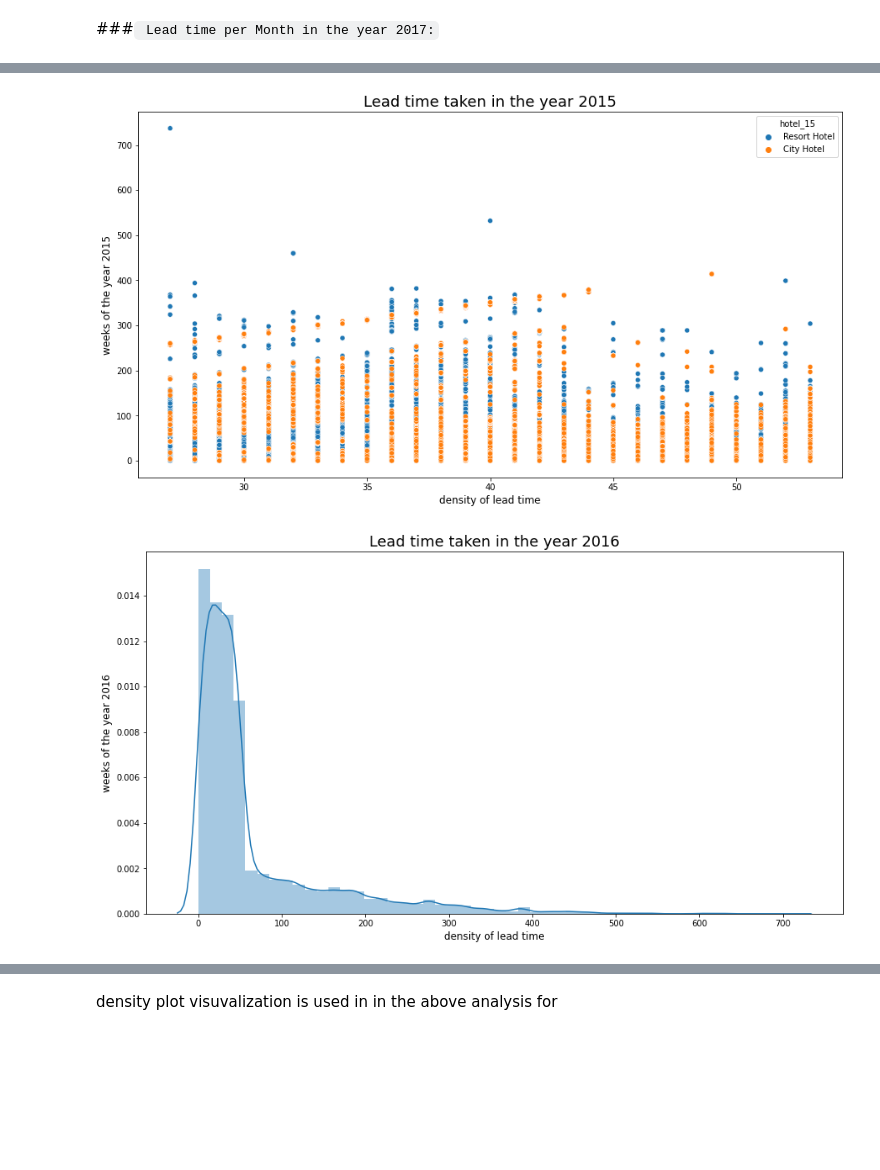
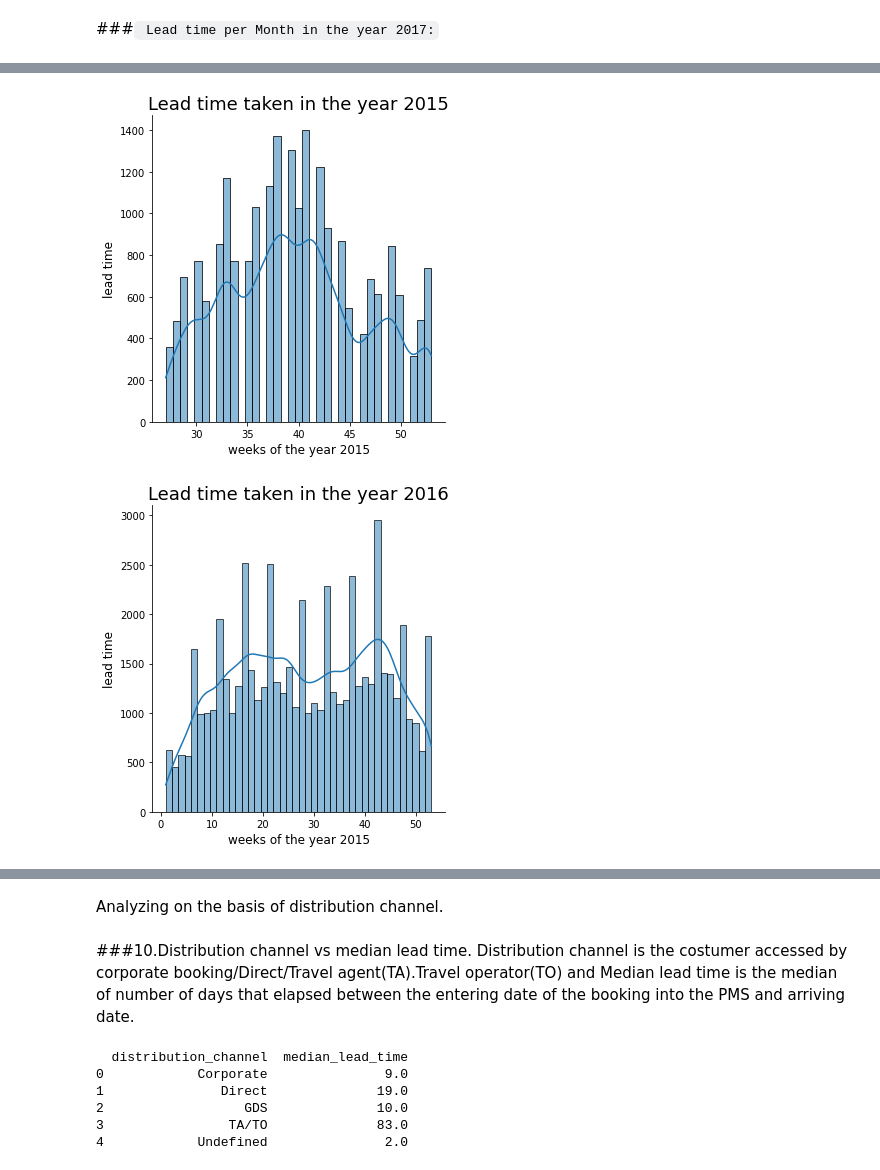
Before and after one commit to KapilNarayanSingh/hotel-booking-analysis, a Jupyter notebook: Hotel_Booking_Analysis_Capstone_Project.ipynb, the cells around one changed output, grey strips where cells are left out. Saved outputs shown, nothing was run; the diff lists cells and outputs as text; code cells hidden in the pictures; blank space fills up the shorter version.

```diff
--- a/Hotel_Booking_Analysis_Capstone_Project.ipynb
+++ b/Hotel_Booking_Analysis_Capstone_Project.ipynb
@@ -465,7 +464,7 @@ for index, row in lead_time_year_df.iterrows():
       week_list_3.append(new_hotel_df.loc[index,'arrival_date_week_number'])
 # %%
 # a_list_1 = pd.DataFrame({'lead_time_15' : lead_time_list_1, 'year' : year_list, 'week' : week_list, 'month_15' :month_list_1, 'hotel_15' : hotel_list_1})
-a_list_1 = pd.DataFrame({'lead_time_15' : lead_time_list_1, 'week_15' : week_list_1, 'hotel_15': hotel_list_1})
+a_list_1 = pd.DataFrame({'lead_time_15' : lead_time_list_1, 'week_15': week_list_1})
 a_list_2 = pd.DataFrame({'lead_time_16' : lead_time_list_2, 'week_16': week_list_2})
 a_list_3 = pd.DataFrame({'lead_time_17' : lead_time_list_3, 'week_17': week_list_3})
 # %%
@@ -487,32 +486,32 @@ a_list_1
 # %%
 # lead time analysis by months of the year 2015
 
-sns.scatterplot(data = a_list_1, x = 'week_15', y = 'lead_time_15', hue ='hotel_15')
+sns.displot(data=a_list_1, x="week_15", kde=True)
 
-plt.xlabel('density of lead time', fontsize = 12)
-plt.ylabel('weeks of the year 2015', fontsize = 12)
+plt.xlabel('weeks of the year 2015', fontsize = 12)
+plt.ylabel('lead time', fontsize = 12)
 plt.title("Lead time taken in the year 2015", fontsize = 18)
 plt.show()
 
 
 # lead time analysis by months of the year 2016
 
-sns.distplot(a_list_2, hist=True)
+sns.displot(data=a_list_2, x="week_16", kde=True)
 
-plt.xlabel('density of lead time', fontsize = 12)
-plt.ylabel('weeks of the year 2016', fontsize = 12)
+plt.xlabel('weeks of the year 2015', fontsize = 12)
+plt.ylabel('lead time', fontsize = 12)
 plt.title("Lead time taken in the year 2016", fontsize = 18)
 plt.show()
 
 
 # lead time analysis by months of the year 2017
 
-sns.distplot(a_list_3, hist=True)
+sns.displot(data=a_list_3, x="week_17", kde=True)
 
-plt.xlabel('density of lead time', fontsize = 12)
-plt.ylabel('weeks of the year 2017', fontsize = 12)
+plt.xlabel('weeks of the year 2015', fontsize = 12)
+plt.ylabel('lead time', fontsize = 12)
 plt.title("Lead time taken in the year 2017", fontsize = 18)
 plt.show()
 # %% [output]
-[figure, old version]
+[figure, new version]
-[figure, old version]
+[figure, new version]
@@ -520,2 +519,17 @@ plt.show()
-# %% [markdown]
-density plot visuvalization is used in in the above analysis for
+# %% [markdown]
+Analyzing on the basis of distribution channel.
+# %% [markdown]
+###10.Distribution channel vs median lead time.
+Distribution channel is the costumer accessed by corporate booking/Direct/Travel agent(TA).Travel operator(TO)
+and Median lead time is the median of number of days that elapsed between the entering date of the booking into the PMS and arriving date.
+# %%
+distribution_channel_booking = new_hotel_df.groupby('distribution_channel')
+nhd1 = pd.DataFrame(round(distribution_channel_booking['lead_time'].median(),3)).reset_index().rename(columns = {'lead_time': 'median_lead_time'})
+print(nhd1)
+# %% [output]
+  distribution_channel  median_lead_time
+0            Corporate               9.0
+1               Direct              19.0
+2                  GDS              10.0
+3                TA/TO              83.0
+4            Undefined               2.0
```
Also changed, not shown: parts of 11 cells of this notebook.
